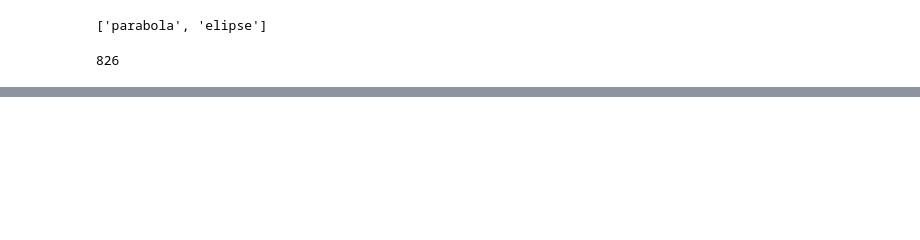
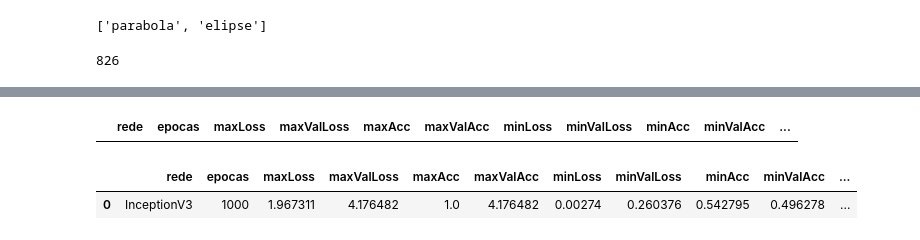
Before and after one commit to JoelsonSartoriJr/ReconhecimentoCurvas, a Jupyter notebook: InceptionV3.ipynb, the cells around one changed output, grey strips where cells are left out. Cells and saved outputs as stored; diff of their text form; code cells hidden in the pictures; blank space fills up the shorter version.

```diff
--- a/InceptionV3.ipynb
+++ b/InceptionV3.ipynb
@@ -92,13 +90,17 @@ np.random.seed(42)
 rn.seed(42)
 tf.set_random_seed(42)
 # %%
-#Load the VGG model
-vgg_conv = InceptionV3(weights=None, include_top=False, input_shape=(IMG_SIZE[0], IMG_SIZE[1], 3))
+# Generate a model with all layers (with top)
+inceptionV3 = InceptionV3(weights=None, include_top=False, input_shape=(IMG_SIZE[0], IMG_SIZE[1], 3))
 
 # Create the model
 model = models.Sequential()
 
 # Add the vgg convolutional base model
-model.add(vgg_conv)
+model.add(inceptionV3)
 
+# Add new layers
+model.add(layers.Flatten())
+model.add(layers.Dense(1024, activation='relu'))
+model.add(layers.Dropout(0.5))
 model.add(layers.Dense(2, activation='softmax'))
@@ -143,4 +127,4 @@ datagen = ImageDataGenerator(
 
 datagen.fit(x_train)
 # %%
-model.compile(optimizer=SGD(lr=0.0001, decay=1e-6, momentum=0.9, nesterov=True),loss='categorical_crossentropy',metrics=['accuracy'])
+model.compile(optimizer=Adam(lr=0.0001),loss='categorical_crossentropy',metrics=['accuracy'])
@@ -220,0 +214,30 @@ model.save(dataHora+'Batch'+str(batch_size)+'.h5')
+# %%
+df = pd.read_csv("static.csv")
+df.head()
+# %% [output]
+|  | rede | epocas | maxLoss | maxValLoss | maxAcc | maxValAcc | minLoss | minValLoss | minAcc | minValAcc | ... |
+# %%
+rede = "InceptionV3"
+#epochs
+maxLoss = np.max(History.history['loss'])
+maxValLoss = np.max(History.history['val_loss'])
+maxAcc = np.max(History.history['acc'])
+maxValAcc = np.max(History.history['val_acc'])
+
+minLoss = np.min(History.history['loss'])
+minValLoss = np.min(History.history['val_loss'])
+minAcc = np.min(History.history['acc'])
+minValAcc = np.min(History.history['val_acc'])
+
+meanLoss = np.mean(History.history['loss'])
+meanValLoss = np.mean(History.history['val_loss'])
+meanAcc = np.mean(History.history['acc'])
+meanValAcc = np.mean(History.history['val_acc'])
+# %%
+row = [rede,epochs,maxLoss, maxValLoss, maxAcc, maxValLoss,minLoss,minValLoss,minAcc,minValAcc,meanLoss,meanValLoss,meanAcc,meanValAcc]
+df.loc[len(df)] = row
+export_csv = df.to_csv("static.csv")
+df.head()
+# %% [output]
+|  | rede | epocas | maxLoss | maxValLoss | maxAcc | maxValAcc | minLoss | minValLoss | minAcc | minValAcc | ... |
+| 0 | InceptionV3 | 1000 | 1.967311 | 4.176482 | 1.0 | 4.176482 | 0.00274 | 0.260376 | 0.542795 | 0.496278 | ... |
```
Also changed, not shown: parts of 12 cells of this notebook, 18 other files.
